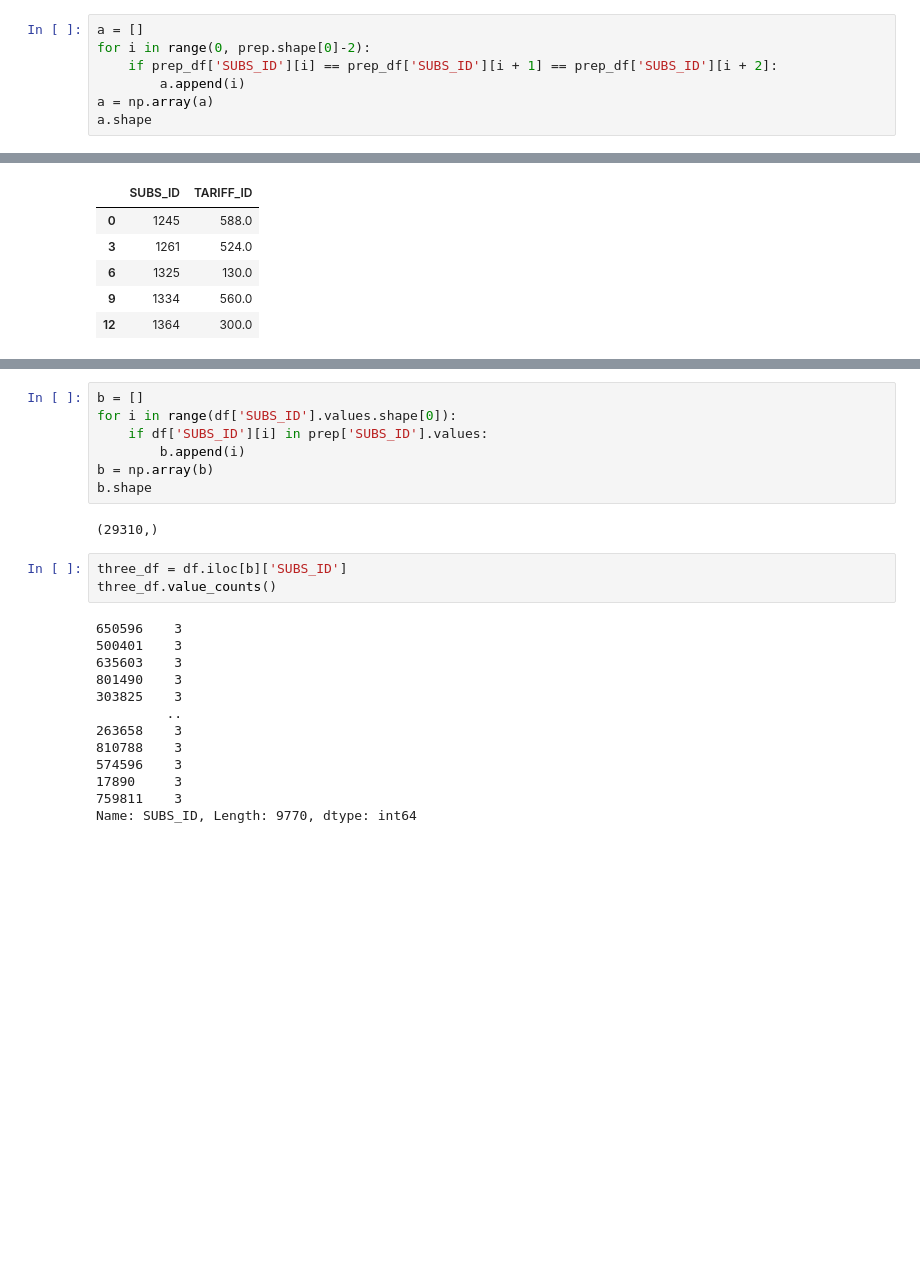
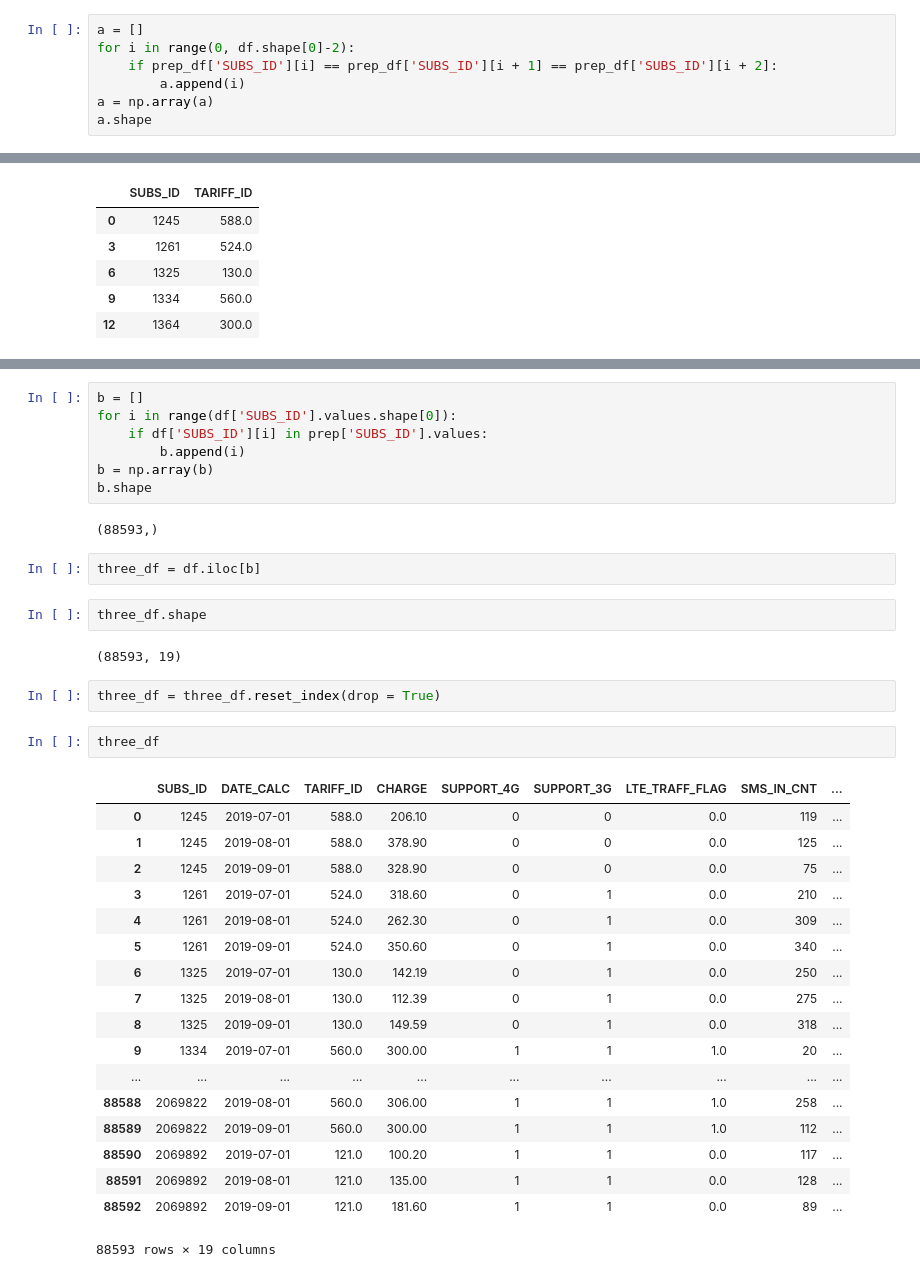
Before and after one commit to marcenavuc/best, a Jupyter notebook: Prepare.ipynb, the cells around one changed output, grey strips where cells are left out. Cells and saved outputs as stored; diff of their text form; blank space fills up the shorter version.

```diff
--- a/Prepare.ipynb
+++ b/Prepare.ipynb
@@ -70,7 +70,7 @@ indexs
 array([    0,     1,     2, ..., 29528, 29529, 29530])
 # %%
 a = []
-for i in range(0, prep.shape[0]-2):
+for i in range(0, df.shape[0]-2):
     if prep_df['SUBS_ID'][i] == prep_df['SUBS_ID'][i + 1] == prep_df['SUBS_ID'][i + 2]:
         a.append(i)
 a = np.array(a)
@@ -110,20 +115,33 @@ for i in range(df['SUBS_ID'].values.shape[0]):
 b = np.array(b)
 b.shape
 # %% [output]
-(29310,)
+(88593,)
 # %%
-three_df = df.iloc[b]['SUBS_ID']
-three_df.value_counts()
+three_df = df.iloc[b]
-# %% [output]
-650596    3
-500401    3
-635603    3
-801490    3
-303825    3
-         ..
-263658    3
-810788    3
-574596    3
-17890     3
-759811    3
-Name: SUBS_ID, Length: 9770, dtype: int64
+# %%
+three_df.shape
+# %% [output]
+(88593, 19)
+# %%
+three_df = three_df.reset_index(drop = True)
+# %%
+three_df
+# %% [output]
+|  | SUBS_ID | DATE_CALC | TARIFF_ID | CHARGE | SUPPORT_4G | SUPPORT_3G | LTE_TRAFF_FLAG | SMS_IN_CNT | ... |
+| 0 | 1245 | 2019-07-01 | 588.0 | 206.10 | 0 | 0 | 0.0 | 119 | ... |
+| 1 | 1245 | 2019-08-01 | 588.0 | 378.90 | 0 | 0 | 0.0 | 125 | ... |
+| 2 | 1245 | 2019-09-01 | 588.0 | 328.90 | 0 | 0 | 0.0 | 75 | ... |
+| 3 | 1261 | 2019-07-01 | 524.0 | 318.60 | 0 | 1 | 0.0 | 210 | ... |
+| 4 | 1261 | 2019-08-01 | 524.0 | 262.30 | 0 | 1 | 0.0 | 309 | ... |
+| 5 | 1261 | 2019-09-01 | 524.0 | 350.60 | 0 | 1 | 0.0 | 340 | ... |
+| 6 | 1325 | 2019-07-01 | 130.0 | 142.19 | 0 | 1 | 0.0 | 250 | ... |
+| 7 | 1325 | 2019-08-01 | 130.0 | 112.39 | 0 | 1 | 0.0 | 275 | ... |
+| 8 | 1325 | 2019-09-01 | 130.0 | 149.59 | 0 | 1 | 0.0 | 318 | ... |
+| 9 | 1334 | 2019-07-01 | 560.0 | 300.00 | 1 | 1 | 1.0 | 20 | ... |
+| ... | ... | ... | ... | ... | ... | ... | ... | ... | ... |
+| 88588 | 2069822 | 2019-08-01 | 560.0 | 306.00 | 1 | 1 | 1.0 | 258 | ... |
+| 88589 | 2069822 | 2019-09-01 | 560.0 | 300.00 | 1 | 1 | 1.0 | 112 | ... |
+| 88590 | 2069892 | 2019-07-01 | 121.0 | 100.20 | 1 | 1 | 0.0 | 117 | ... |
+| 88591 | 2069892 | 2019-08-01 | 121.0 | 135.00 | 1 | 1 | 0.0 | 128 | ... |
+| 88592 | 2069892 | 2019-09-01 | 121.0 | 181.60 | 1 | 1 | 0.0 | 89 | ... |
+88593 rows × 19 columns
```
Also changed, not shown: parts of 9 cells of this notebook, 1 other file.
